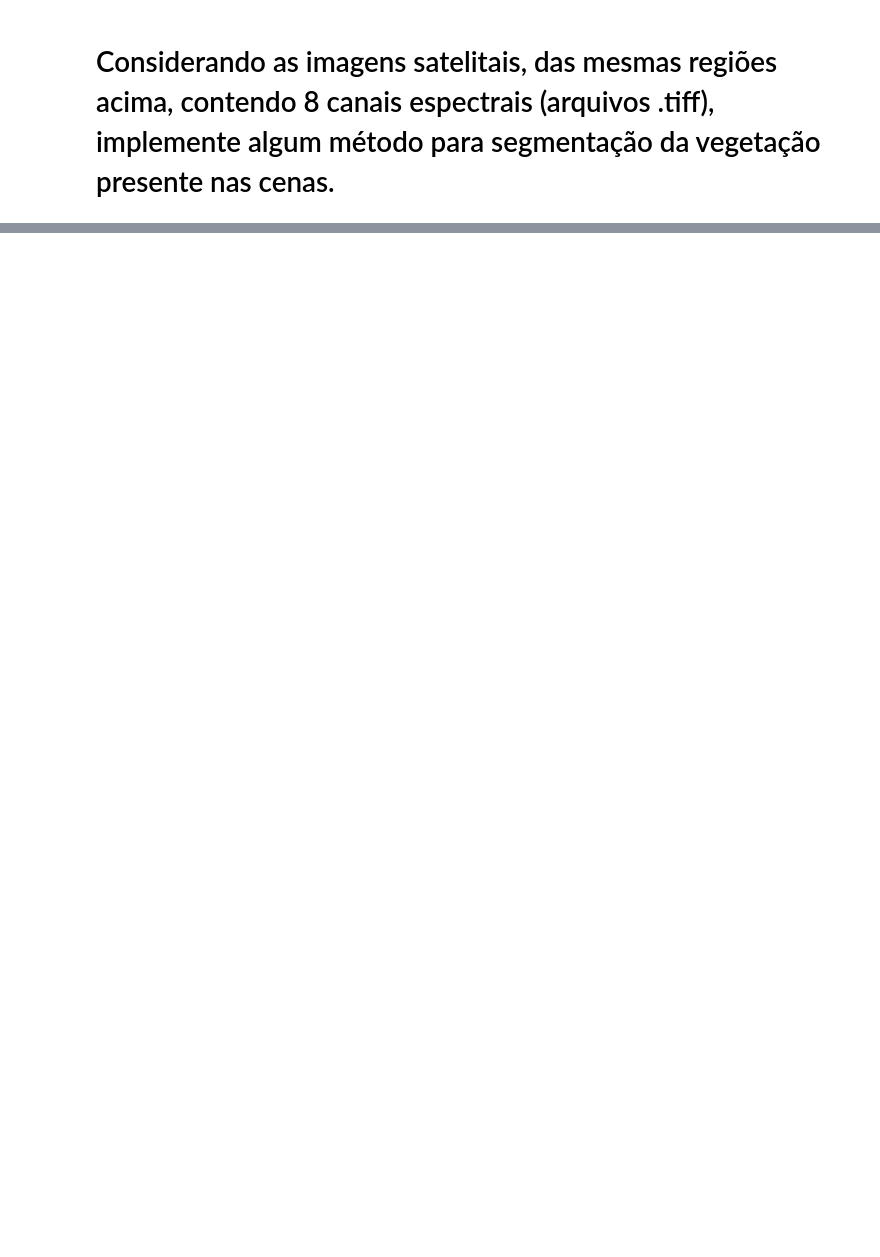
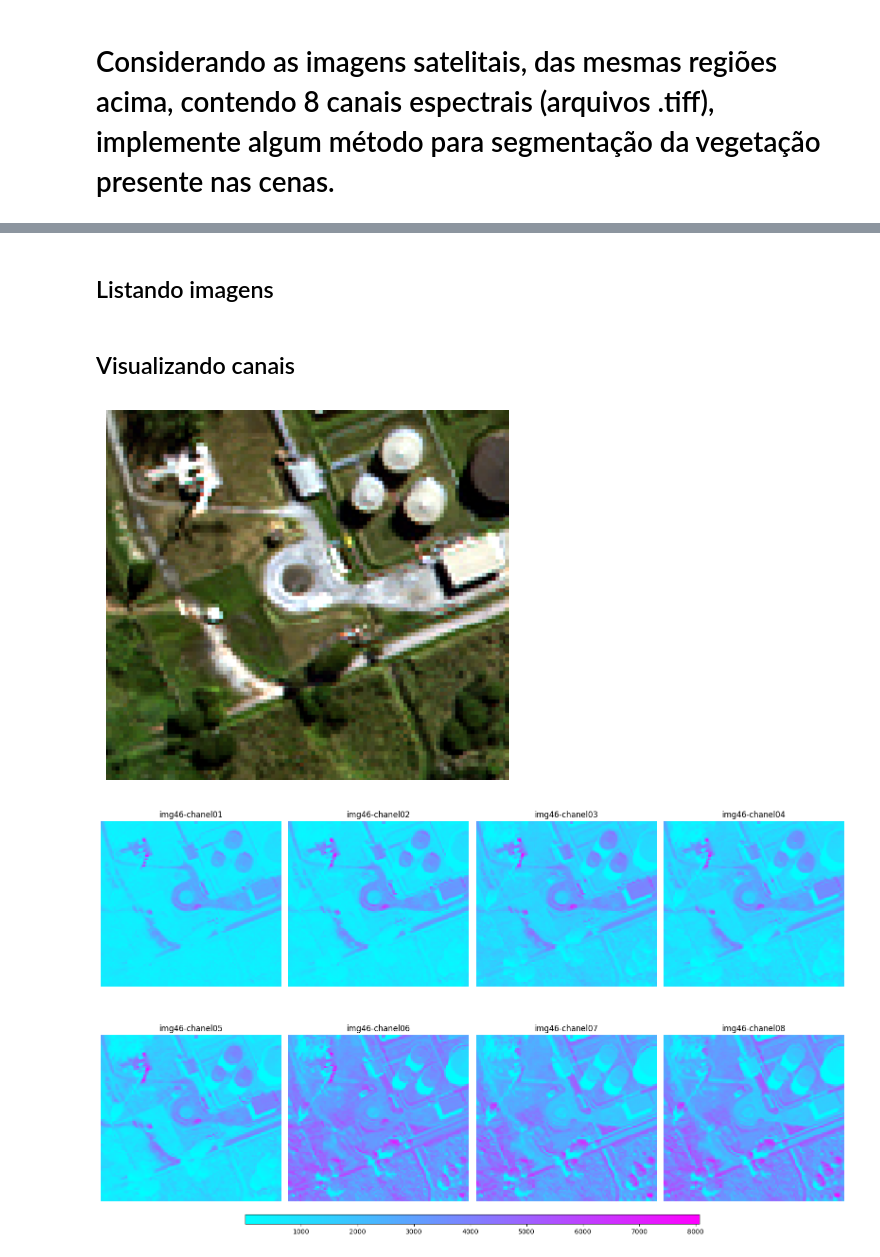
Before and after one commit to PolliArthur/satellite-image-case, a Jupyter notebook: questions/q2b.ipynb, the cells around one changed output, grey strips where cells are left out. Cells and saved outputs as stored; diff of their text form; code cells hidden in the pictures; blank space fills up the shorter version.

```diff
--- a/questions/q2b.ipynb
+++ b/questions/q2b.ipynb
@@ -6,3 +16,32 @@ import rasterio
 from shapely.geometry import shape, mapping
 import cv2
 from utils import *
+# %% [markdown]
+## Listando imagens
+# %%
+tif_files = list_files('../data/q2',['.tif'])
+tif_dict = {os.path.basename(file).split('.')[0].split("_")[-1]:file for file in tif_files}
+
+png_files = list_files('../data/q2',['.png'])
+png_dict = {os.path.basename(file).split('.')[0].split("_")[-1]:file for file in png_files}
+# %%
+_8band_imgs = {}
+for img_name, tif in tif_dict.items():
+    with rasterio.open(tif) as src:
+        for i in range(1,9):
+            if not img_name in _8band_imgs.keys():
+                _8band_imgs[img_name]=[(src.read(i),f'{img_name}-chanel0{i}')]
+            else:
+                _8band_imgs[img_name].append((src.read(i),f'{img_name}-chanel0{i}'))
+# %% [markdown]
+## Visualizando canais
+# %%
+for key, value in _8band_imgs.items():
+    img_rgb = cv2.imread(png_dict[key])
+    plt.imshow(cv2.cvtColor(img_rgb, cv2.COLOR_BGR2RGB))
+    plt.axis('off')
+    plt.show()
+    plot_side_by_side(value,cmap='cool')
+# %% [output]
+[figure, added]
+[figure, added]
```
Also changed, not shown: parts of 7 cells of this notebook, 1 other file.
